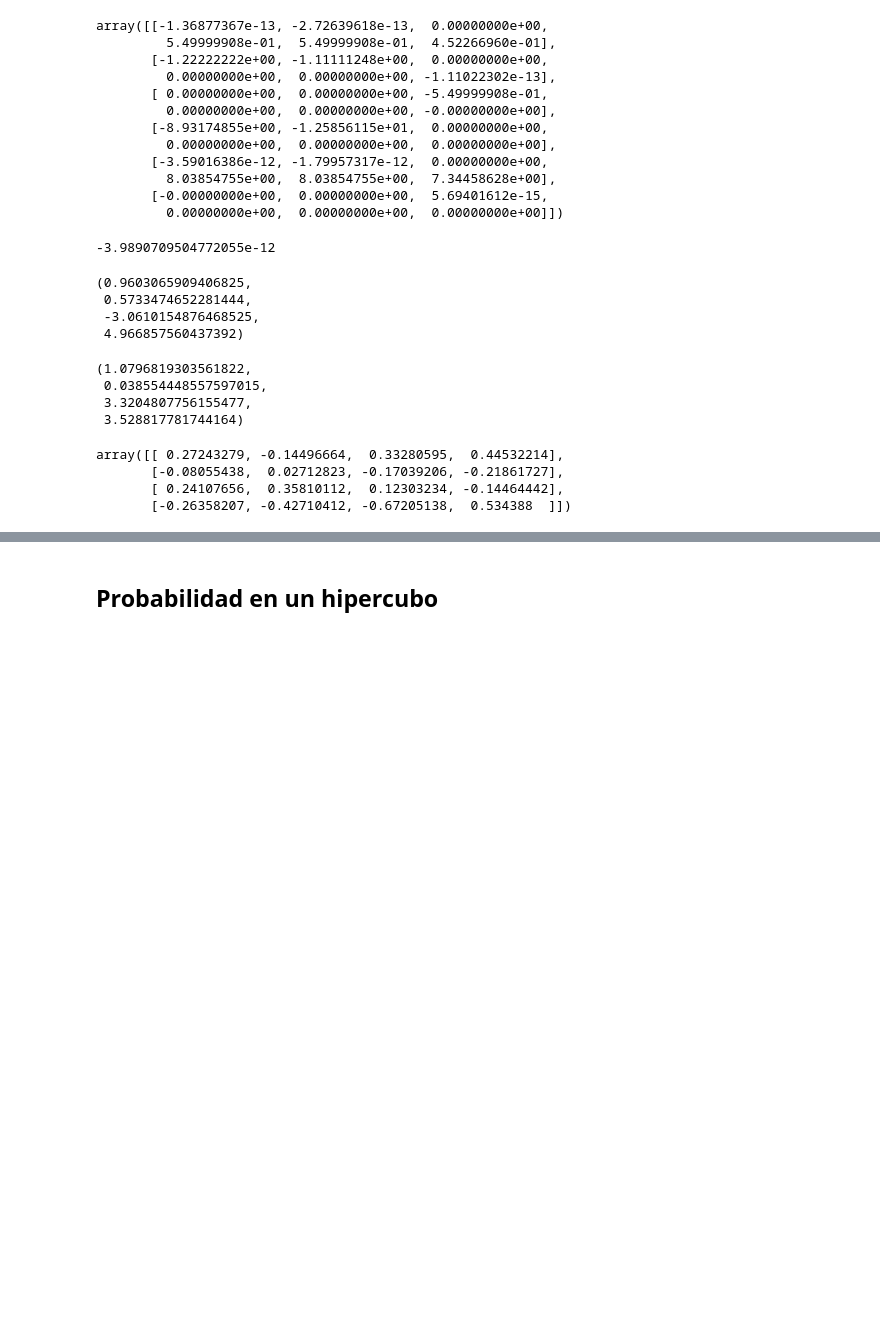
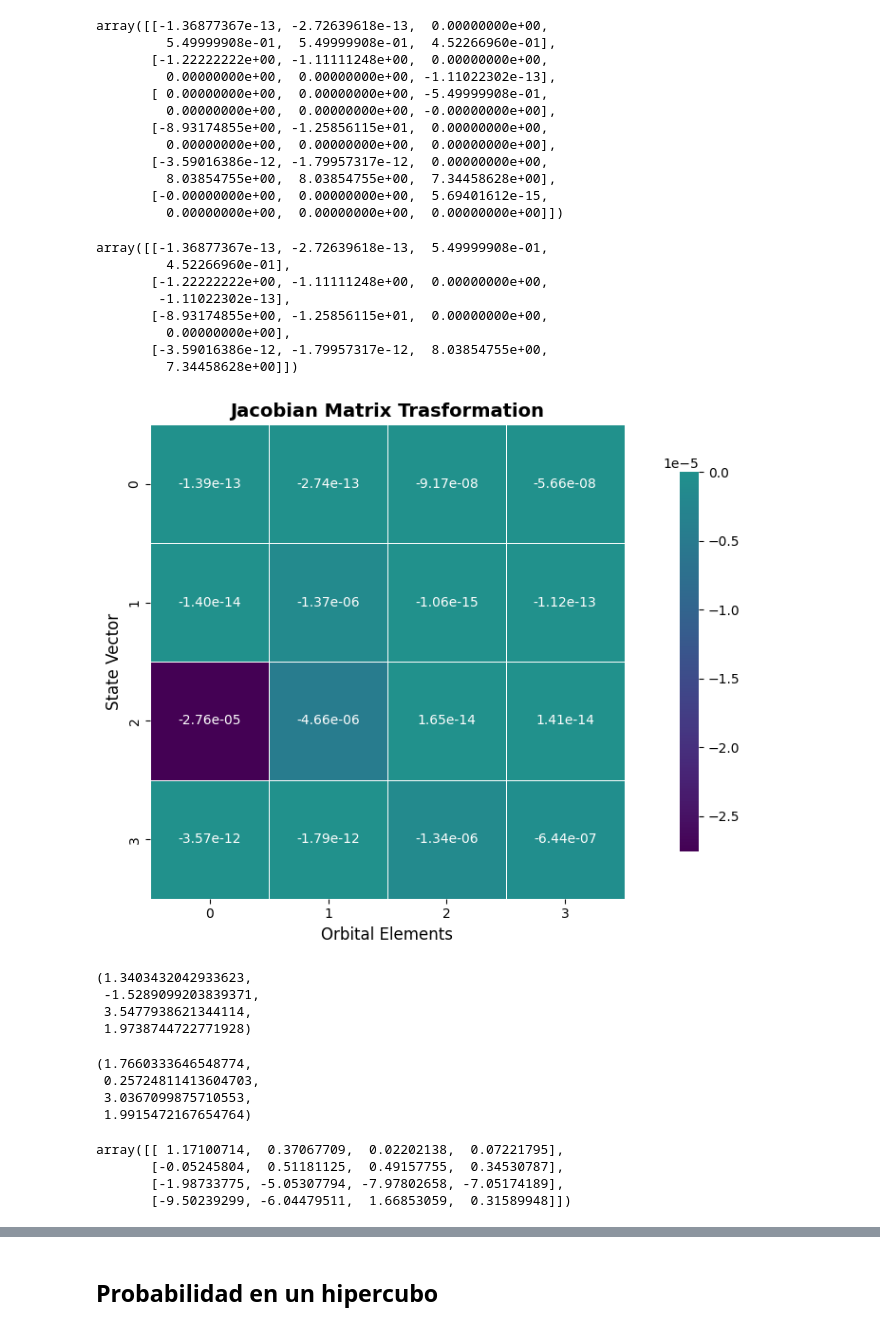
Before and after one commit to JuanitaAgudelo/TesisRepo, a Jupyter notebook: jacobian_calculations/aeMw_trasformation_test.ipynb, the cells around one changed output, grey strips where cells are left out. Cells and saved outputs as stored; diff of their text form; code cells hidden in the pictures; blank space fills up the shorter version.

```diff
--- a/jacobian_calculations/aeMw_trasformation_test.ipynb
+++ b/jacobian_calculations/aeMw_trasformation_test.ipynb
@@ -181,9 +183,53 @@ array([[-1.36877367e-13, -2.72639618e-13,  0.00000000e+00,
        [-0.00000000e+00,  0.00000000e+00,  5.69401612e-15,
          0.00000000e+00,  0.00000000e+00,  0.00000000e+00]])
 # %%
-JXoE[4,0]/(1-e)
+Jcomp = np.zeros((4,4))
+Jcomp[0,0] = JXoE[0,0]
+Jcomp[0,1] = JXoE[0,1]
+Jcomp[0,2] = JXoE[0,4]
+Jcomp[0,3] = JXoE[0,5]
+Jcomp[1,0] = JXoE[1,0]
+Jcomp[1,1] = JXoE[1,1]
+Jcomp[1,2] = JXoE[1,4]
+Jcomp[1,3] = JXoE[1,5]
+Jcomp[2,0] = JXoE[3,0]
+Jcomp[2,1] = JXoE[3,1]
+Jcomp[2,2] = JXoE[3,4]
+Jcomp[2,3] = JXoE[3,5]
+Jcomp[3,0] = JXoE[4,0]
+Jcomp[3,1] = JXoE[4,1]
+Jcomp[3,2] = JXoE[4,4]
+Jcomp[3,3] = JXoE[4,5]
+Jcomp
 # %% [output]
--3.9890709504772055e-12
+array([[-1.36877367e-13, -2.72639618e-13,  5.49999908e-01,
+         4.52266960e-01],
+       [-1.22222222e+00, -1.11111248e+00,  0.00000000e+00,
+        -1.11022302e-13],
+       [-8.93174855e+00, -1.25856115e+01,  0.00000000e+00,
+         0.00000000e+00],
+       [-3.59016386e-12, -1.79957317e-12,  8.03854755e+00,
+         7.34458628e+00]])
+# %%
+plt.figure(figsize=(12, 6))
+
+# Create heatmap
+sns.heatmap(Jcomp - Jq,
+            annot=True,
+            fmt='.2e',
+            cmap='viridis',
+            center=0,
+            square=True,
+            linewidths=0.5,
+            cbar_kws={"shrink": .8})
+
+plt.title(f'Jacobian Matrix Trasformation', fontsize=14, fontweight='bold')
+plt.xlabel('Orbital Elements', fontsize=12)
+plt.ylabel('State Vector', fontsize=12)
+plt.tight_layout()
+plt.show()
+# %% [output]
+[figure, added]
 # %%
 def jacobian_EoX_num(q: float, e: float, w: float, M: float, mu: float) -> np.array:
     E = [q, e, 0, 0, w, M]
@@ -252,28 +296,28 @@ w_uniform = np.random.uniform(0, 2*np.pi, N)
 M_uniform = np.random.uniform(0, 2*np.pi, N)
 q_uniform = a_uniform*(1-e_uniform)
 
-x_uniform, y_uniform, vx_uniform, vy_uniform = trasformation_aewE_to_xyvxvy(a_uniform[0], e_uniform[0], w_uniform[0], M_uniform[0])
+x_uniform, y_uniform, vx_uniform, vy_uniform = trasformation_aewE_to_xyvxvy(a_uniform[0], e_uniform[0], w_uniform[0], M_uniform[0], mu)
 x_uniform, y_uniform, vx_uniform, vy_uniform
 # %% [output]
-(0.9603065909406825,
- 0.5733474652281444,
- -3.0610154876468525,
- 4.966857560437392)
+(1.3403432042933623,
+ -1.5289099203839371,
+ 3.5477938621344114,
+ 1.9738744722771928)
 # %%
-a_inverse, e_inverse, w_inverse, M_inverse = trasformation_xyvxvy_to_aewE(x_uniform, y_uniform, vx_uniform, vy_uniform)
+a_inverse, e_inverse, w_inverse, M_inverse = trasformation_xyvxvy_to_aewE(x_uniform, y_uniform, vx_uniform, vy_uniform, mu)
 a_inverse, e_inverse, w_inverse, M_inverse
 # %% [output]
-(1.0796819303561822,
- 0.038554448557597015,
- 3.3204807756155477,
- 3.528817781744164)
+(1.7660333646548774,
+ 0.25724811413604703,
+ 3.0367099875710553,
+ 1.9915472167654764)
 # %%
-jacobian_EoX_num(q_uniform[1], e_uniform[1], w_uniform[1], M_uniform[1], mu)
+jacobian_XoE(q_uniform[1], e_uniform[1], w_uniform[1], M_uniform[1], mu)
 # %% [output]
-array([[ 0.27243279, -0.14496664,  0.33280595,  0.44532214],
-       [-0.08055438,  0.02712823, -0.17039206, -0.21861727],
-       [ 0.24107656,  0.35810112,  0.12303234, -0.14464442],
-       [-0.26358207, -0.42710412, -0.67205138,  0.534388  ]])
+array([[ 1.17100714,  0.37067709,  0.02202138,  0.07221795],
+       [-0.05245804,  0.51181125,  0.49157755,  0.34530787],
+       [-1.98733775, -5.05307794, -7.97802658, -7.05174189],
+       [-9.50239299, -6.04479511,  1.66853059,  0.31589948]])
 # %%
 xyvxvy = np.zeros((N, 4))
 
```
Also changed, not shown: parts of 6 cells of this notebook.
